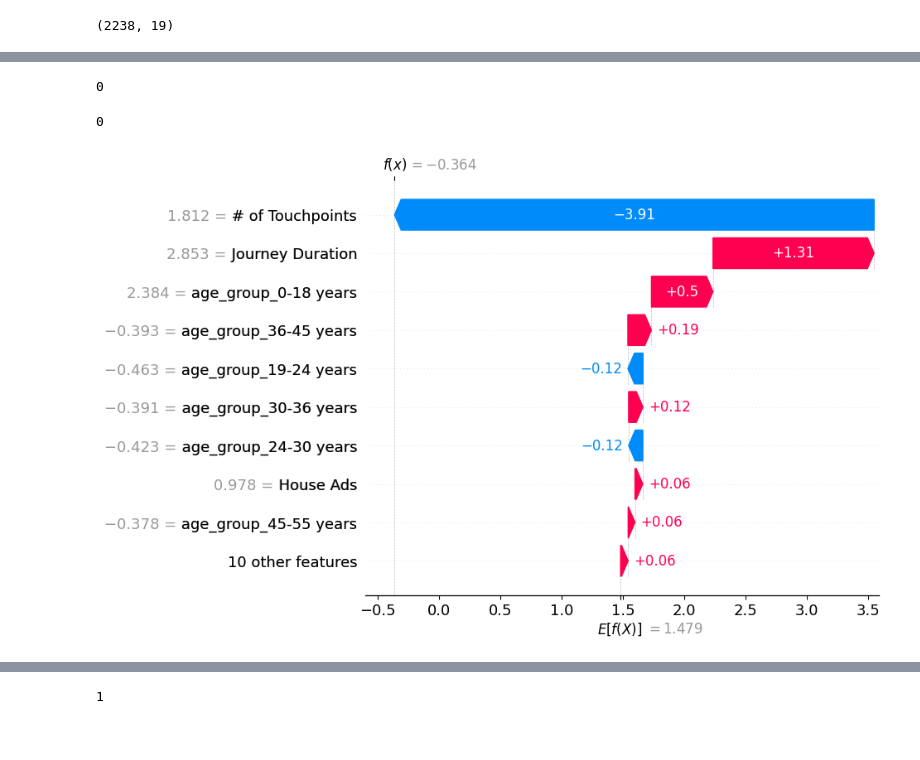
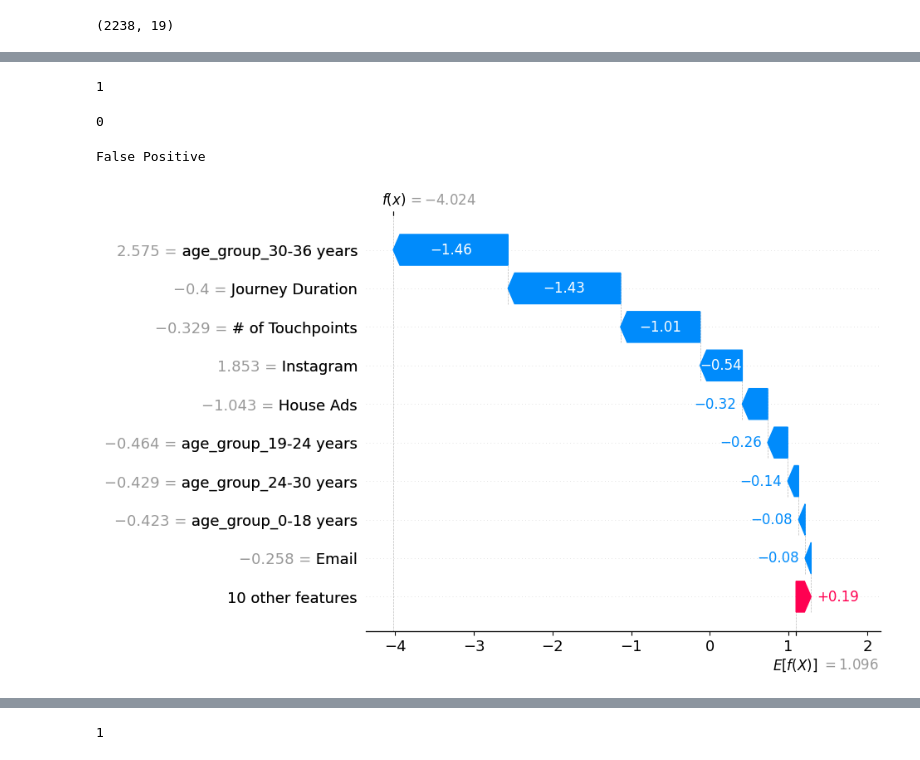
Before and after one commit to kevintunney/ISyE7406-GroupProject, a Jupyter notebook: data/notebook_mark_xgb_only.ipynb, the cells around one changed output, grey strips where cells are left out. Saved outputs shown, nothing was run; the diff lists cells and outputs as text; code cells hidden in the pictures.

```diff
--- a/data/notebook_mark_xgb_only.ipynb
+++ b/data/notebook_mark_xgb_only.ipynb
@@ -238,5 +242,5 @@ Text(0.5, 1.0, 'XGB Correct Predictions')
 # %%
-y_pred[0]
+y_pred[5]
 # %% [output]
-0
+1
 # %%
@@ -244,10 +248,11 @@ y_test[0]
 # %% [output]
 0
-# %%
-import matplotlib.pyplot as plt
-shap.plots.waterfall(shap_values[0])
-# %% [output]
-[figure, removed]
+# %%
+print("False Positive")
+shap.plots.waterfall(shap_values[5])
+# %% [output]
+False Positive
+[figure, added]
 # %%
 y_test[6]
 # %% [output]
```
Also changed, not shown: parts of 18 cells of this notebook.
